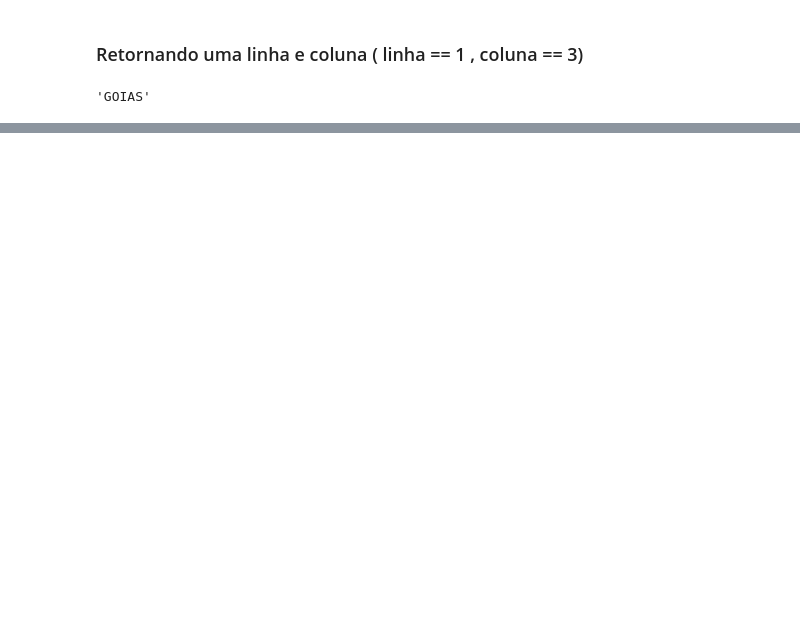
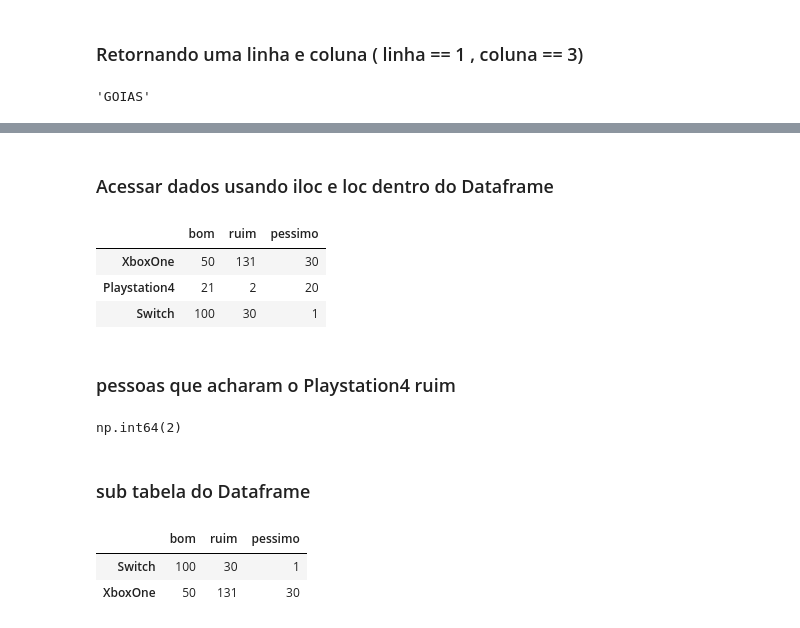
Before and after one commit to adalbertobrant/lipai, a Jupyter notebook: atividades/estudo-python/src/09-pandas/manipulacao_dados_pandas.ipynb, the cells around one changed output, grey strips where cells are left out. Drawn from its saved outputs; the diff is of its cells as text; code cells hidden in the pictures; blank space fills up the shorter version.

```diff
--- a/atividades/estudo-python/src/09-pandas/manipulacao_dados_pandas.ipynb
+++ b/atividades/estudo-python/src/09-pandas/manipulacao_dados_pandas.ipynb
@@ -621,0 +653,23 @@ data.iloc[1,3]
+# %% [markdown]
+### Acessar dados usando iloc e loc dentro do Dataframe
+# %%
+pesquisa_de_satisfacao
+# %% [output]
+|  | bom | ruim | pessimo |
+| XboxOne | 50 | 131 | 30 |
+| Playstation4 | 21 | 2 | 20 |
+| Switch | 100 | 30 | 1 |
+# %% [markdown]
+### pessoas que acharam o Playstation4 ruim
+# %%
+pesquisa_de_satisfacao.loc['Playstation4','ruim']
+# %% [output]
+np.int64(2)
+# %% [markdown]
+### sub tabela do Dataframe
+# %%
+pesquisa_de_satisfacao.loc[['Switch', 'XboxOne']]
+# %% [output]
+|  | bom | ruim | pessimo |
+| Switch | 100 | 30 | 1 |
+| XboxOne | 50 | 131 | 30 |
```
Also changed, not shown: parts of 19 cells of this notebook.
